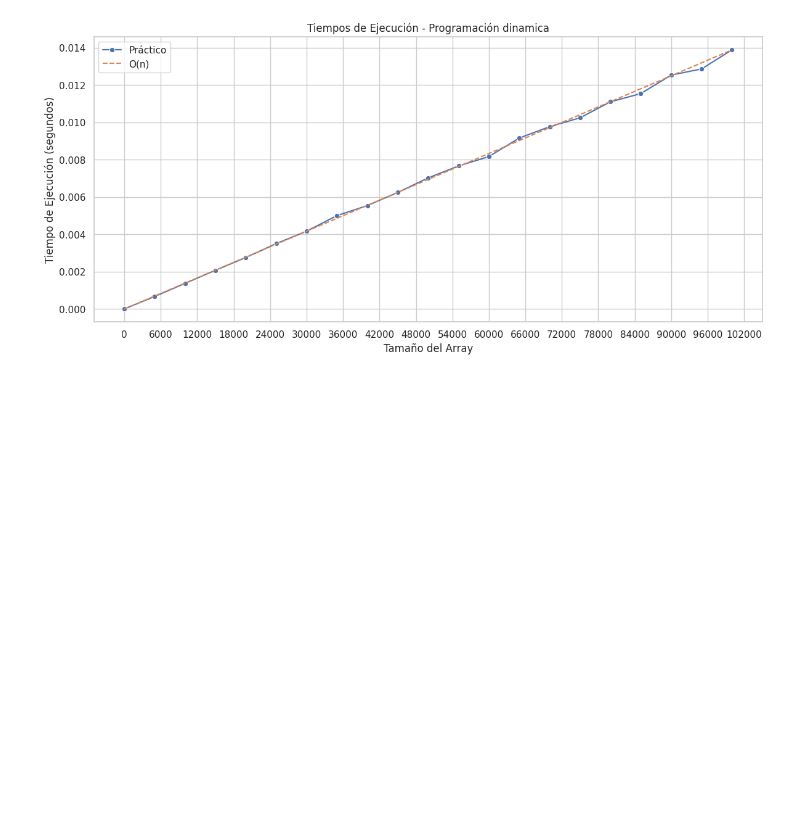
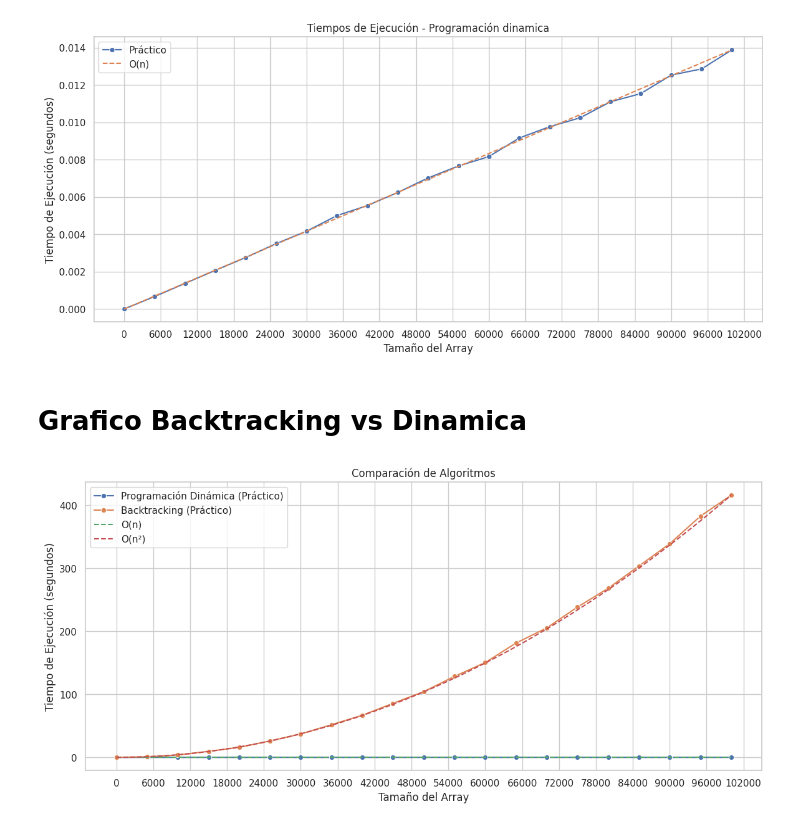
Before and after one commit to djuares/tp1-TDA, a Jupyter notebook: problema4/pruebas/TDA_TP1_problema_4_entorno_de_pruebas.ipynb, the cells around one changed output. Cells and saved outputs as stored; diff of their text form; code cells hidden in the pictures; blank space fills up the shorter version.

Commit message:
añado informe, test sets de datos, grafico backtracking vs dinamica y actualiazo el .ipynb

```diff
--- a/problema4/pruebas/TDA_TP1_problema_4_entorno_de_pruebas.ipynb
+++ b/problema4/pruebas/TDA_TP1_problema_4_entorno_de_pruebas.ipynb
@@ -426,3 +426,5 @@ graficar_tiempos(
 )
 # %% [output]
 [figure]
+# %% [markdown]
+# Grafico Backtracking vs Dinamica
@@ -428,0 +484,14 @@ graficar_tiempos(
+# %%
+# Define theoretical functions
+f_n = lambda n: n
+f_n2 = lambda n: n**2
+
+graficar_tiempos_multiple(
+    dfs=[dataframe_programacion_dinamica_promediado, dataframe_backtracking],
+    labels=["Programación Dinámica (Práctico)", "Backtracking (Práctico)"],
+    funciones_teoricas=[f_n, f_n2],
+    labels_teoricas=["O(n)", "O(n²)"],
+    titulo="Comparación de Algoritmos"
+)
+# %% [output]
+[figure, added]
```
Also changed, not shown: parts of 1 cell of this notebook, 3 other files.
